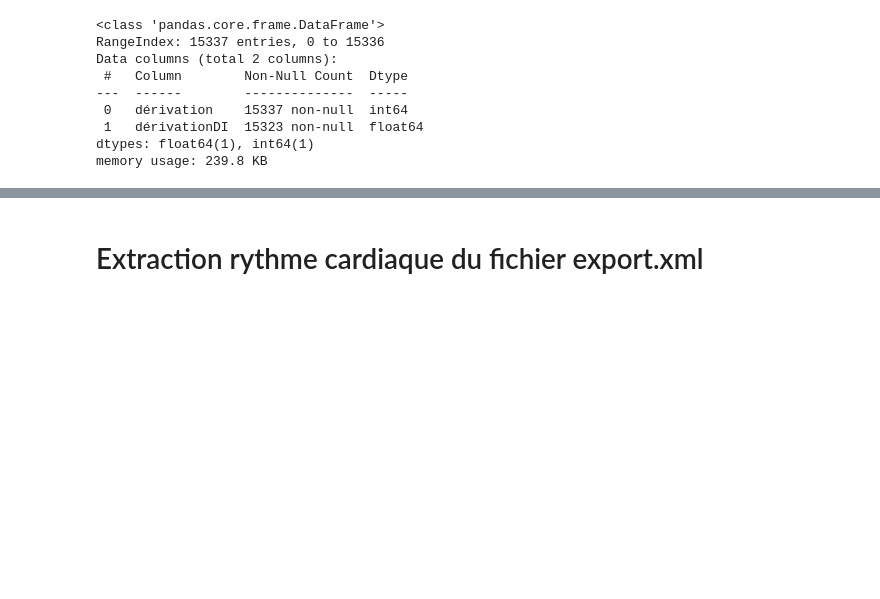
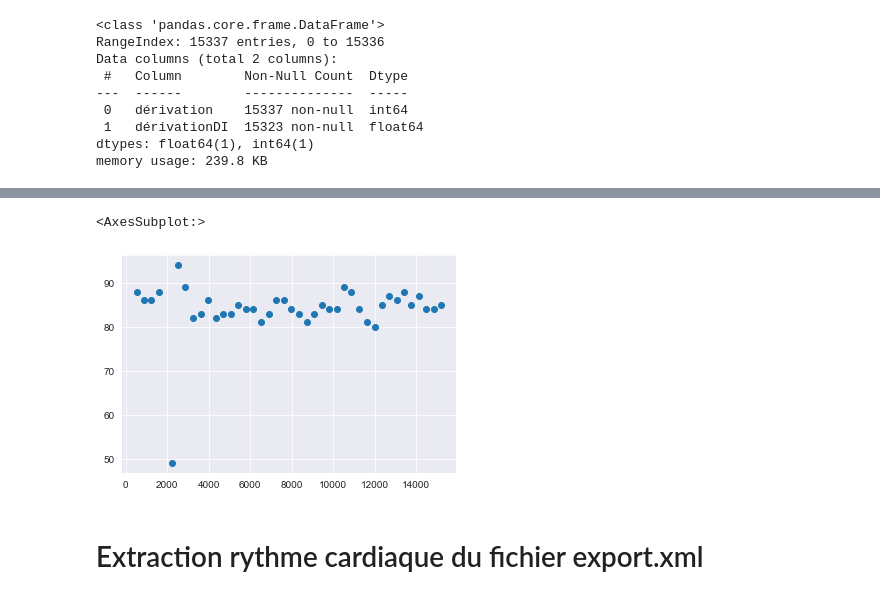
Before and after one commit to pbellot/Physio, a Jupyter notebook: explorationECG.ipynb, the cells around one changed output, grey strips where cells are left out. Cells and saved outputs as stored; diff of their text form; code cells hidden in the pictures; blank space fills up the shorter version.

```diff
--- a/explorationECG.ipynb
+++ b/explorationECG.ipynb
@@ -85,3 +191,8 @@ ecg.describe()
+# %%
+ecg['Heart Rate'].plot(marker='o')
+# %% [output]
+<AxesSubplot:>
+[figure, added]
 # %% [markdown]
 # Extraction rythme cardiaque du fichier export.xml
 # %%
```
Also changed, not shown: parts of 10 cells of this notebook.
